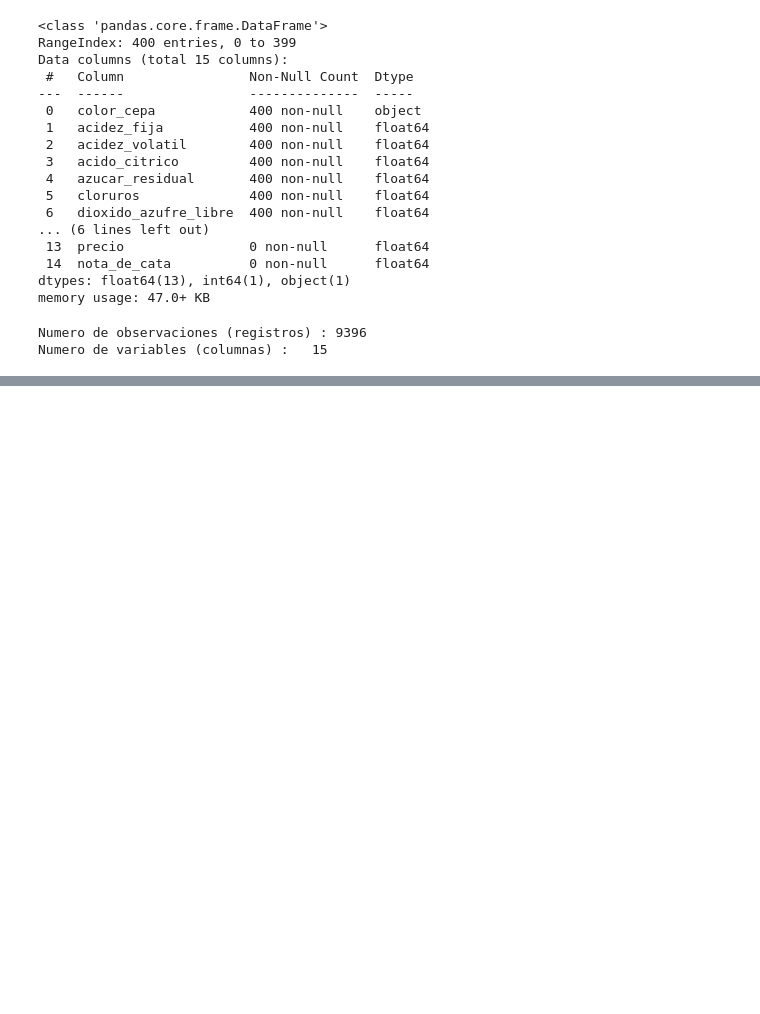
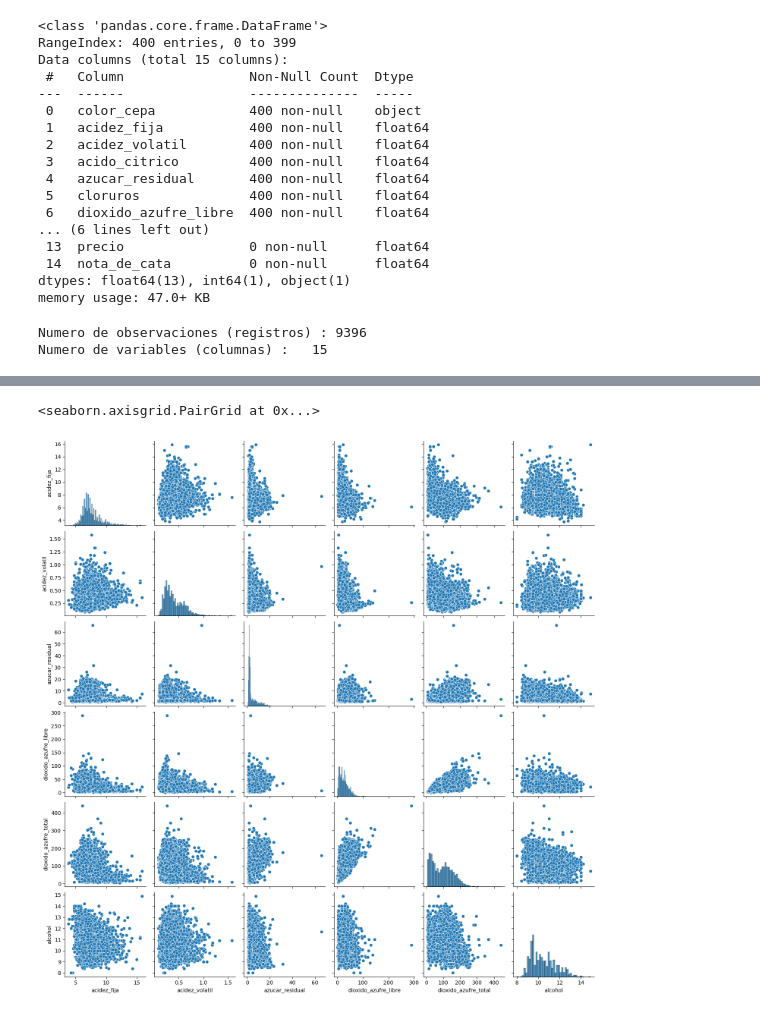
Before and after one commit to felipepizarro-osd/Machine-Learning-Taller_2, a Jupyter notebook: EDA.ipynb, the cells around one changed output, grey strips where cells are left out. Cells and saved outputs as stored; diff of their text form; code cells hidden in the pictures; blank space fills up the shorter version.

```diff
--- a/EDA.ipynb
+++ b/EDA.ipynb
@@ -77,0 +168,6 @@ Numero de variables (columnas) :   15
+# %%
+# Realiza una correlación de las variables
+sns.pairplot(data)
+# %% [output]
+<seaborn.axisgrid.PairGrid at 0x...>
+[figure, added]
```
Also changed, not shown: parts of 20 cells of this notebook.
